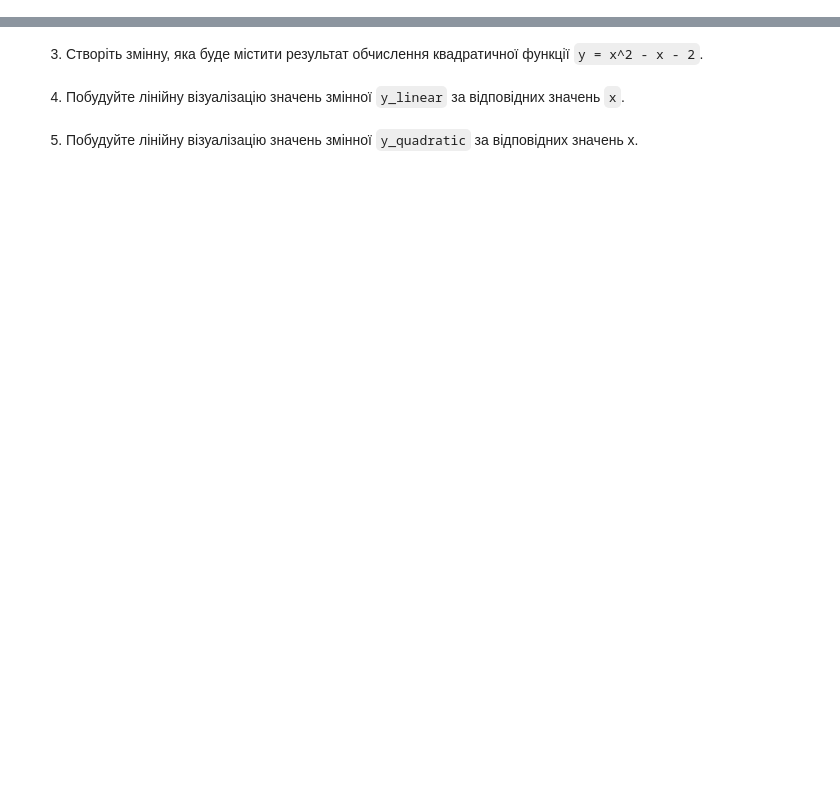
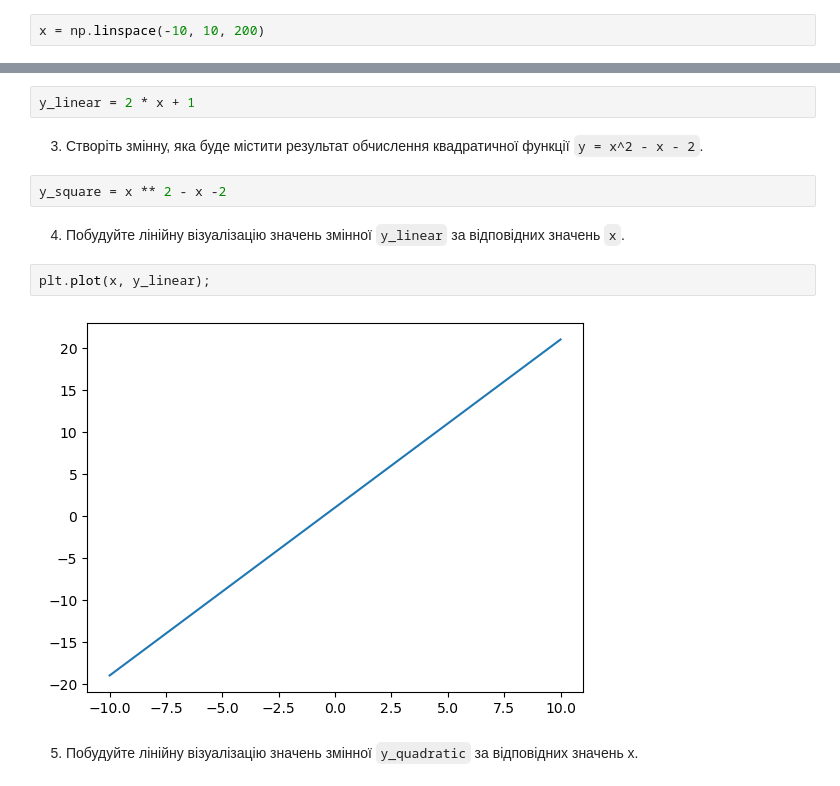
Before and after one commit to olgasamus/python_courses, a Jupyter notebook: Module_4/hw_4_1_Базові_візуалізації.ipynb, the cells around one changed output, grey strips where cells are left out. Cells and saved outputs as stored; diff of their text form; blank space fills up the shorter version.

```diff
--- a/Module_4/hw_4_1_Базові_візуалізації.ipynb
+++ b/Module_4/hw_4_1_Базові_візуалізації.ipynb
@@ -13,10 +19,20 @@
+# %%
+x = np.linspace(-10, 10, 200)
 # %% [markdown]
 
 2. Створіть змінну `y_linear`, яка буде містити результат обчислення лінійної функції `y = 2x + 1`. Враховуйте, що змінну `x` ми створили з `numpy`, а значить для арифметичних обчислень з нею нам не треба цикл, бо можемо працювати з цыэю змінною, як з вектором (так само, як працюємо з колонками в `pandas`)
+# %%
+y_linear = 2 * x + 1
 # %% [markdown]
 
 3. Створіть змінну, яка буде містити результат обчислення квадратичної функції `y = x^2 - x - 2`.
+# %%
+y_square = x ** 2 - x -2
 # %% [markdown]
 4. Побудуйте лінійну візуалізацію значень змінної `y_linear` за відповідних значень `x`.
+# %%
+plt.plot(x, y_linear);
+# %% [output]
+[figure, added]
 # %% [markdown]
 5. Побудуйте лінійну візуалізацію значень змінної `y_quadratic` за відповідних значень x.
```
Also changed, not shown: parts of 5 cells of this notebook.
